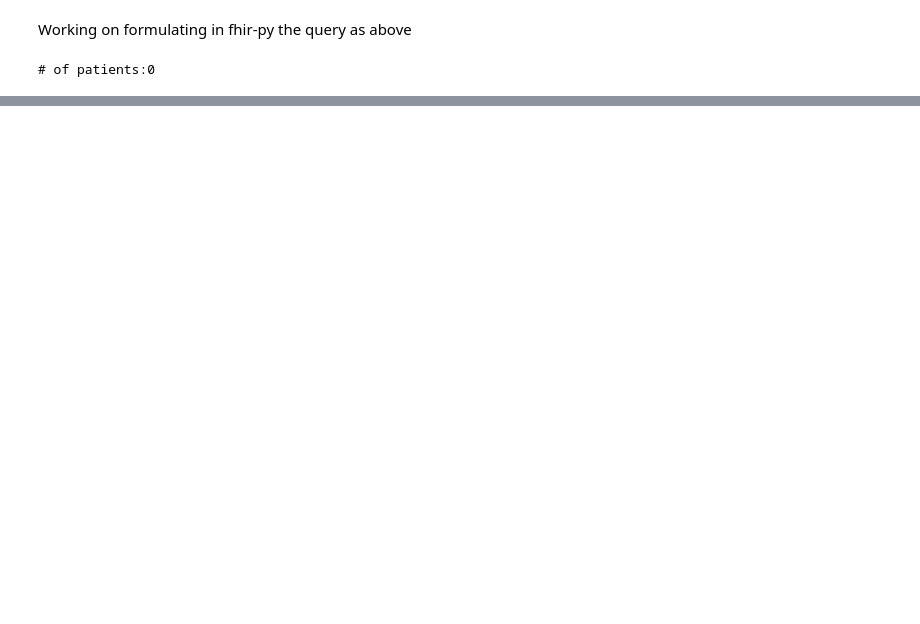
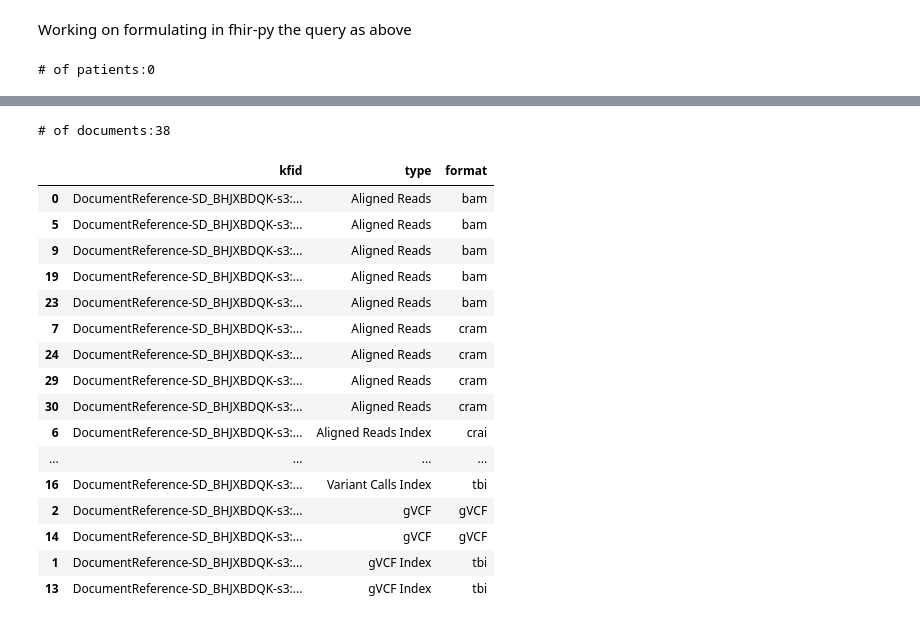
Before and after one commit to ga4gh/fasp-scripts, a Jupyter notebook: notebooks/search/NCPI_FHIR_approaches.ipynb, the cells around one changed output, grey strips where cells are left out. Saved outputs shown, nothing was run; the diff lists cells and outputs as text; code cells hidden in the pictures; blank space fills up the shorter version.

Commit message:
FHIR examples

```diff
--- a/notebooks/search/NCPI_FHIR_approaches.ipynb
+++ b/notebooks/search/NCPI_FHIR_approaches.ipynb
@@ -85,0 +555,8 @@ print("# of patients:{}".format(len(patients)))
+# %%
+document_references = client.resources("DocumentReference")
+document_references.search(_profile='http://fhir.ncpi-project-forge.io/StructureDefinition/ncpi-drs-document-reference')
+drs_ids = document_references.fetch()
+print("# of ids:{}".format(len(drs_ids)))
+for d in drs_ids[10:20]:
+    print(json.dumps(d.serialize(), indent=3))
+    print('_'*50)
@@ -85,0 +583,54 @@ print("# of patients:{}".format(len(patients)))
+# %%
+resources = client.resources('DocumentReference')
+resources = resources.search(subject='697194').limit(1000)
+documents = resources.fetch_all()
+print("# of documents:{}".format(len(documents)))
+
+import pandas as pd
+
+myDocs = []
+for d in documents:
+    djson = d.serialize()
+
+    #print(json.dumps(djson, indent=3))
+    #print(djson['subject'])
+    kfid = [did for did in djson['identifier'] if did['system']=='urn:kids-first:unique-string']
+    myDocs.append({
+        "kfid":kfid[0]['value'],
+    "type":djson['type']['text'],
+    "format":djson['content'][0]['format']['display']
+    #"drs":djson['content'][0]['attachment']['url']
+                  }
+    )
+
+    #print("kfid:{}".format(kfid[0]['value']))
+    #print("type:{}".format(djson['type']['text']))
+    #print("format:{}".format(djson['content'][0]['format']['display']))
+    #print("{}".format(djson['content'][0]['attachment']['url']))
+    #print('_'*50)
+
+
+docsDF = pd.DataFrame(myDocs)
+docsDF = docsDF.sort_values(["type", "format"])
+from IPython.display import display, HTML
+docsDF.style.set_properties(subset=['kfid'], **{'width': '12px'})
+display (docsDF)
+# %% [output]
+# of documents:38
+|  | kfid | type | format |
+| 0 | DocumentReference-SD_BHJXBDQK-s3:... | Aligned Reads | bam |
+| 5 | DocumentReference-SD_BHJXBDQK-s3:... | Aligned Reads | bam |
+| 9 | DocumentReference-SD_BHJXBDQK-s3:... | Aligned Reads | bam |
+| 19 | DocumentReference-SD_BHJXBDQK-s3:... | Aligned Reads | bam |
+| 23 | DocumentReference-SD_BHJXBDQK-s3:... | Aligned Reads | bam |
+| 7 | DocumentReference-SD_BHJXBDQK-s3:... | Aligned Reads | cram |
+| 24 | DocumentReference-SD_BHJXBDQK-s3:... | Aligned Reads | cram |
+| 29 | DocumentReference-SD_BHJXBDQK-s3:... | Aligned Reads | cram |
+| 30 | DocumentReference-SD_BHJXBDQK-s3:... | Aligned Reads | cram |
+| 6 | DocumentReference-SD_BHJXBDQK-s3:... | Aligned Reads Index | crai |
+| ... | ... | ... | ... |
+| 16 | DocumentReference-SD_BHJXBDQK-s3:... | Variant Calls Index | tbi |
+| 2 | DocumentReference-SD_BHJXBDQK-s3:... | gVCF | gVCF |
+| 14 | DocumentReference-SD_BHJXBDQK-s3:... | gVCF | gVCF |
+| 1 | DocumentReference-SD_BHJXBDQK-s3:... | gVCF Index | tbi |
+| 13 | DocumentReference-SD_BHJXBDQK-s3:... | gVCF Index | tbi |
```
Also changed, not shown: parts of 54 cells of this notebook, 6 other files.
